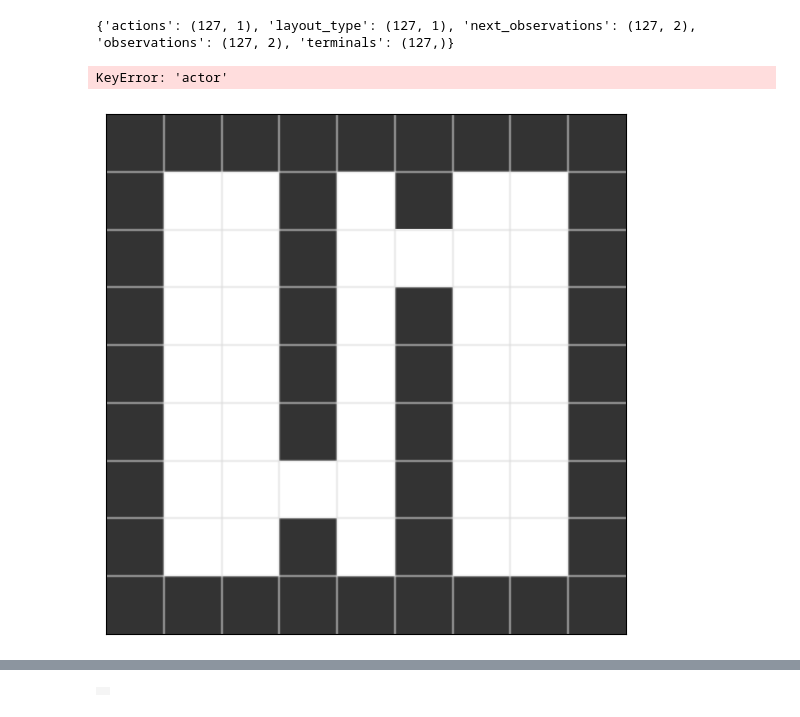
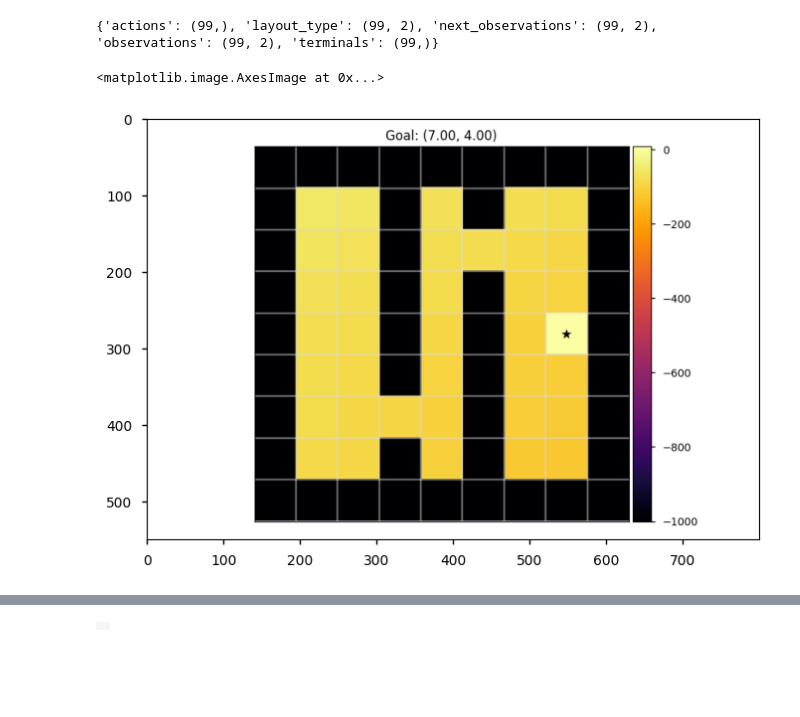
Before and after one commit to skylooop/BeliefConditionedFB, a Jupyter notebook: notebooks/in_context_gciql.ipynb, the cells around one changed output, grey strips where cells are left out. Drawn from its saved outputs; the diff is of its cells as text; code cells hidden in the pictures; blank space fills up the shorter version.

```diff
--- a/notebooks/in_context_gciql.ipynb
+++ b/notebooks/in_context_gciql.ipynb
@@ -62,21 +53,14 @@ from envs.minigrid.env_utils import random_exploration, q_learning
 train_layout_data = []
 NUM_TRAIN_LAYOUTS = 2
 NUM_TRAIN_STEPS = 100
-NUM_TRAIN_EPISODES = 3000
-
-# env = DynamicsGeneralization_Doors(render_mode="rgb_array", highlight=False, max_steps=200)
-# env._gen_grid = partial(env._gen_grid, layout_type=2)
-# env = MinigridWrapper(env)
-
-# ppo_data, _ = trained_policy(model, env, 10, 0, 2)
-# train_layout_data.append(ppo_data)
+NUM_TRAIN_EPISODES = 2000
 
 for i in tqdm(range(NUM_TRAIN_LAYOUTS)):
     env = DynamicsGeneralization_Doors(render_mode="rgb_array", highlight=False, max_steps=NUM_TRAIN_STEPS)#, agent_start_pos=None)
     env._gen_grid = partial(env._gen_grid, layout_type=i)
     env = MinigridWrapper(env)
-    # dataset, env = random_exploration(env, num_episodes=NUM_TRAIN_EPISODES, layout_type=i, num_mdp=NUM_TRAIN_LAYOUTS)
-    dataset, env = q_learning(env, num_episodes=NUM_TRAIN_EPISODES, layout_type=i, epsilon=0.75, num_mdp=NUM_TRAIN_LAYOUTS)
+    dataset, env = random_exploration(env, num_episodes=NUM_TRAIN_EPISODES, layout_type=i, num_mdp=NUM_TRAIN_LAYOUTS)
+    #dataset, env = q_learning(env, num_episodes=NUM_TRAIN_EPISODES, layout_type=i, epsilon=0.75, num_mdp=NUM_TRAIN_LAYOUTS)
     train_layout_data.append(dataset)
 
 # ds, env = random_exploration(env)
@@ -150,14 +126,13 @@ iql_agent = GCIQLAgent.create(
     config=iql_config['agent']
 )
 if iql_config['agent']['use_context']:
-    batch = gc_whole_dataset.sample(1)
+    batch = gc_whole_dataset.sample(1, layout_type=0, context_length=NUM_TRAIN_STEPS)[1]
+    dynamics_emb = iql_agent.network.select('dynamic_transformer')(batch['traj_states'],
+                                                                batch['traj_actions'],
+                                                                batch['traj_next_states'],
+                                                                train=False)
     pprint(jax.tree.map(lambda x: x.shape, batch))
-    trajectories = gc_whole_dataset.sample_traj_random(2)
-    dynamics_emb = iql_agent.network.select('dynamic_transformer')(trajectories['traj_states'],
-                                                                trajectories['traj_actions'],
-                                                                trajectories['traj_next_states'],
-                                                                train=False)
-    iql_agent.update(trajectories, trajectories, train_context_embedding=True)
+    iql_agent.update(batch, batch, train_context_embedding=True)
 else:
     batch = gc_whole_dataset.sample(1)
     pprint(jax.tree.map(lambda x: x.shape, batch))
@@ -268,7 +245,7 @@ def value_image_fourrooms(env, dataset, value_fn, action_fn=None, **kwargs):
     return image
 
 def value_fn(agent, obs, goal, action, mdp_type=None, dynamics_embedding=None):
-    q1, q2 = agent.network.select('critic')(obs, goal, action,mdp_num=mdp_type, dynamics_embedding=dynamics_embedding)
+    q1, q2 = agent.network.select('critic')(obs, goal, action, mdp_num=mdp_type, dynamics_embedding=dynamics_embedding)
     q = jnp.minimum(q1, q2)
     return q / 0.02
 
@@ -279,7 +256,7 @@ def plot_value_image_grid(env, dataset, value_fn, action_fn, fig=None, ax=None,
     goal = kwargs.get('goal', None)
     grid = env.get_grid_array()
     ax = env.plot_grid(ax=ax, grid=grid)
-    # print(grid)
+
     for (y, x), value in np.ndenumerate(grid):
         if value == 1 or value == 4:
             action = action_fn(np.concatenate([[x], [y]], -1)).squeeze()
@@ -290,43 +267,44 @@ def plot_value_image_grid(env, dataset, value_fn, action_fn, fig=None, ax=None,
     im = ax.imshow(grid, cmap='inferno', vmin=-1000)
     fig.colorbar(im, cax=cax, orientation='vertical')
     if goal is not None:
         ax.set_title('Goal: ({:.2f}, {:.2f})'.format(goal[0], goal[1]))
         ax.scatter(goal[0], goal[1], s=80, c='black', marker='*')
     return fig, ax
 
 def visualize_value_image(layout_type):
     mdp_type = np.zeros((iql_config['agent']['number_of_meta_envs'], ))
-    if layout_type == 0:
-        mdp_type[0] = 1
-    else:
-        mdp_type[1] = 1
-
+    if mdp_type is not None:
+        if layout_type == 0:
+            mdp_type[0] = 1
+        else:
+            mdp_type[1] = 1
     env = DynamicsGeneralization_Doors(render_mode="rgb_array", highlight=False,
-                                    max_steps=iql_config['agent']['context_len'] if iql_config['agent']['use_context'] else None)
+                                    max_steps=NUM_TRAIN_STEPS)#iql_config['agent']['context_len'] if iql_config['agent']['use_context'] else None)
     env._gen_grid = partial(env._gen_grid, layout_type=layout_type)
     env = MinigridWrapper(env)
     dynamics_embedding=None
     obs, info = env.reset()
     goal = info.get("goal_pos", None)
     if iql_config['agent']['use_context']:
         dataset_inference, env = random_exploration(env, num_episodes=1, layout_type=layout_type, num_mdp=NUM_TRAIN_LAYOUTS)
         print(jax.tree.map(lambda x: x.shape, dataset_inference))
-        dynamics_embedding_mean, dynamics_mean_std = iql_agent.network.select('dynamic_transformer')(dataset_inference['observations'][None], dataset_inference['actions'][None],
+        dynamics_embedding_mean, dynamics_mean_std = iql_agent.network.select('dynamic_transformer')(dataset_inference['observations'][None], dataset_inference['actions'][None, :, None],
                                                                                     dataset_inference['next_observations'][None], train=False, return_embedding=True)
         dynamics_embedding = dynamics_embedding_mean + jax.random.normal(key=GLOBAL_KEY, shape=dynamics_embedding_mean.shape) * jnp.exp(dynamics_mean_std)
+        dynamics_embedding = dynamics_embedding.squeeze()
         mdp_type=None
 
     pred_value_img = value_image_fourrooms(env, example_batch,
                                 value_fn=partial(value_fn, iql_agent, mdp_type=mdp_type, dynamics_embedding=dynamics_embedding), action_fn=partial(supply_rng(iql_agent.sample_actions, rng=jax.random.PRNGKey(np.random.randint(0, 2**32))),
                                                                     goals=goal, mdp_type=mdp_type, temperature=0.0, dynamics_embedding=dynamics_embedding), goal=goal)
     return pred_value_img
 
 pred_value_img = visualize_value_image(0)
 plt.imshow(pred_value_img)
 # %% [output]
-{'actions': (127, 1), 'layout_type': (127, 1), 'next_observations': (127, 2), 'observations': (127, 2), 'terminals': (127,)}
+{'actions': (99,), 'layout_type': (99, 2), 'next_observations': (99, 2), 'observations': (99, 2), 'terminals': (99,)}
-KeyError: 'actor'
+<matplotlib.image.AxesImage at 0x...>
-[figure, old version]
+[figure, new version]
 # %%
 from IPython.display import clear_output
 from sklearn.decomposition import PCA
```
Also changed, not shown: parts of 9 cells of this notebook, 4 other files.
